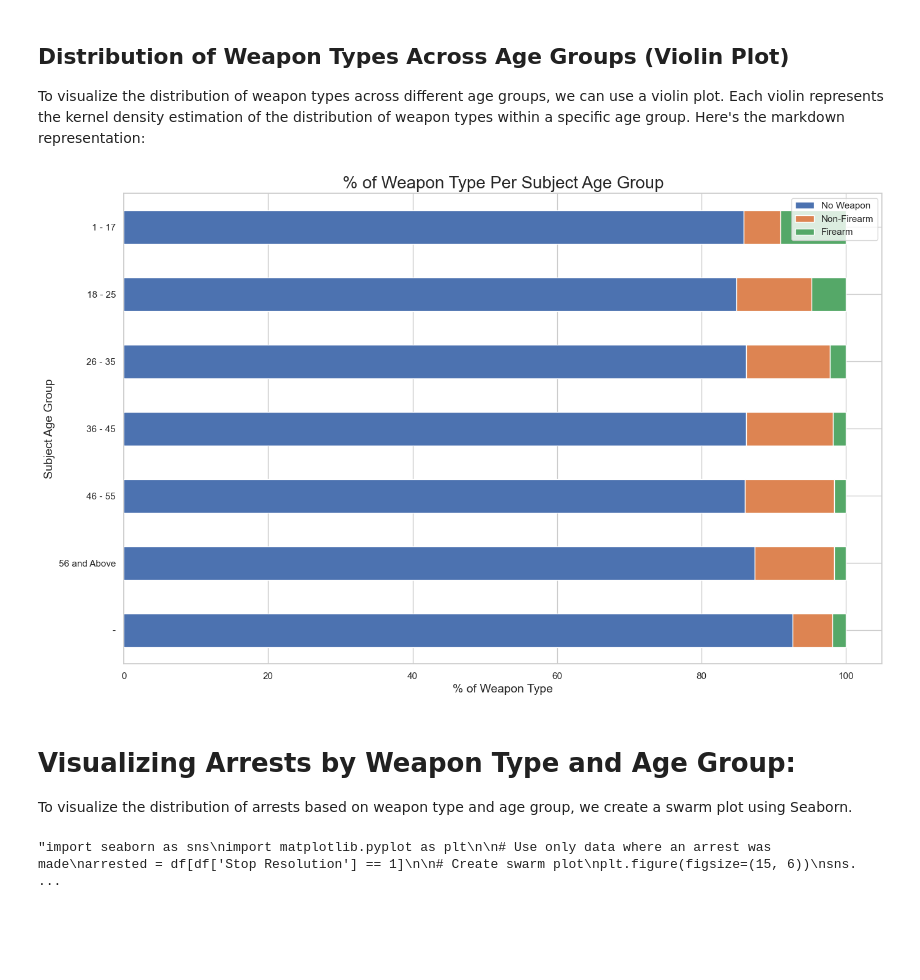
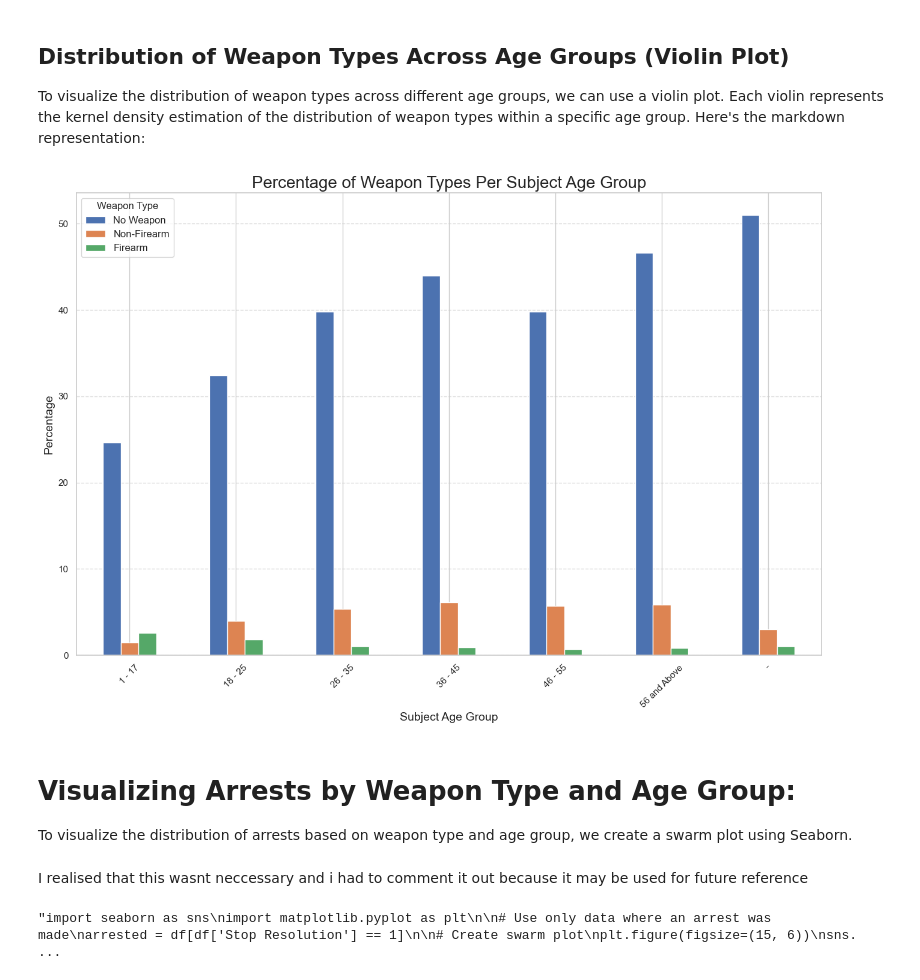
Before and after one commit to Allan-Kipkemei/Dsc-phase-3-project, a Jupyter notebook: code_checkpoints/main.ipynb, the cells around one changed output. Cells and saved outputs as stored; diff of their text form; code cells hidden in the pictures; blank space fills up the shorter version.

```diff
--- a/code_checkpoints/main.ipynb
+++ b/code_checkpoints/main.ipynb
@@ -524,53 +527,24 @@ plt.show()
 ## Distribution of Weapon Types Across Age Groups (Violin Plot)
 
 To visualize the distribution of weapon types across different age groups, we can use a violin plot. Each violin represents the kernel density estimation of the distribution of weapon types within a specific age group. Here's the markdown representation:
-# %%
-# Collect all rows of data were there was no weapon:
-no_weapon = df[df['Weapon Type']=='None']
-
-#Calculate the percent of cases where no weapon was present compared to the total number of terry stops per age group:
-no_weapon_grouped = (no_weapon['Weapon Type'].groupby(df['Subject Age Group']).count() /
-                     df['Weapon Type'].groupby(df['Subject Age Group']).count())*100
-
-# Re-order to be in the correct order by age range:
-no_weapon_grouped = no_weapon_grouped.reindex(["1 - 17", "18 - 25", "26 - 35","36 - 45","46 - 55","56 and Above","-"])
-# Turn into a dataframe:
-no_weapon_final = pd.DataFrame(no_weapon_grouped)
-
-# Collect all rows of data were there was a firearm:
-firearm = df[df['Weapon Type']=='Firearm']
-firearm_grouped = (firearm['Weapon Type'].groupby(df['Subject Age Group']).count() /
-                   df['Weapon Type'].groupby(df['Subject Age Group']).count())*100
-firearm_grouped = firearm_grouped.reindex(["1 - 17", "18 - 25", "26 - 35","36 - 45","46 - 55","56 and Above","-"])
-firearm_final = pd.DataFrame(firearm_grouped)
-
-# Collect all rows of data were there was a non-firearm weapon:
-non_firearm = df[df['Weapon Type']=='Non-Firearm']
-non_firearm_grouped = (non_firearm['Weapon Type'].groupby(df['Subject Age Group']).count() /
-                       df['Weapon Type'].groupby(df['Subject Age Group']).count())*100
-non_firearm_grouped = non_firearm_grouped.reindex(["1 - 17", "18 - 25", "26 - 35","36 - 45","46 - 55",
-                                                   "56 and Above","-"])
-non_firearm_final = pd.DataFrame(non_firearm_grouped)
-
-# Combine the above 3 dataframes into one dataframe and reset the index column:
-combined_weapon = pd.concat([no_weapon_final,non_firearm_final,firearm_final],axis=1)
-combined_weapon.reset_index(inplace=True)
-
-# Create a bar chart comparing the % of arrests during the terry stop vs. % of arrests as a final resolution:
-combined_weapon.plot(x='Subject Age Group',y="Weapon Type",kind="barh",stacked=True,figsize=(16,10))
-plt.gca().invert_yaxis() # reverse order of y-axis so 1-17 is at the top
-
-# Add chart title, labels, and legend
-plt.title('% of Weapon Type Per Subject Age Group', fontsize=20)
-plt.xlabel('% of Weapon Type', fontsize=14)
-plt.ylabel('Subject Age Group', fontsize=14)
-plt.legend(labels=['No Weapon','Non-Firearm','Firearm']);
-# %% [output]
-[figure, removed]
+# %%
+# Create grouped bar chart for weapon types per age group
+combined_weapon.plot(x='Subject Age Group', y=["No Weapon", "Non-Firearm", "Firearm"], kind="bar", figsize=(16, 10))
+plt.xticks(rotation=45)  # Rotate x-axis labels for better readability
+plt.xlabel('Subject Age Group', fontsize=14)
+plt.ylabel('Percentage', fontsize=14)
+plt.title('Percentage of Weapon Types Per Subject Age Group', fontsize=20)
+plt.legend(title='Weapon Type', fontsize=12)
+plt.grid(axis='y', linestyle='--', alpha=0.7)  # Add grid lines for better visualization
+plt.show()
+# %% [output]
+[figure, added]
 # %% [markdown]
 # Visualizing Arrests by Weapon Type and Age Group:
 
 To visualize the distribution of arrests based on weapon type and age group, we create a swarm plot using Seaborn.
+# %% [markdown]
+I realised that this wasnt neccessary and i had to comment it out because it may be used for future reference
 # %%
 # Importing libraries
 '''import seaborn as sns
```
Also changed, not shown: parts of 38 cells of this notebook, 4 other files.
